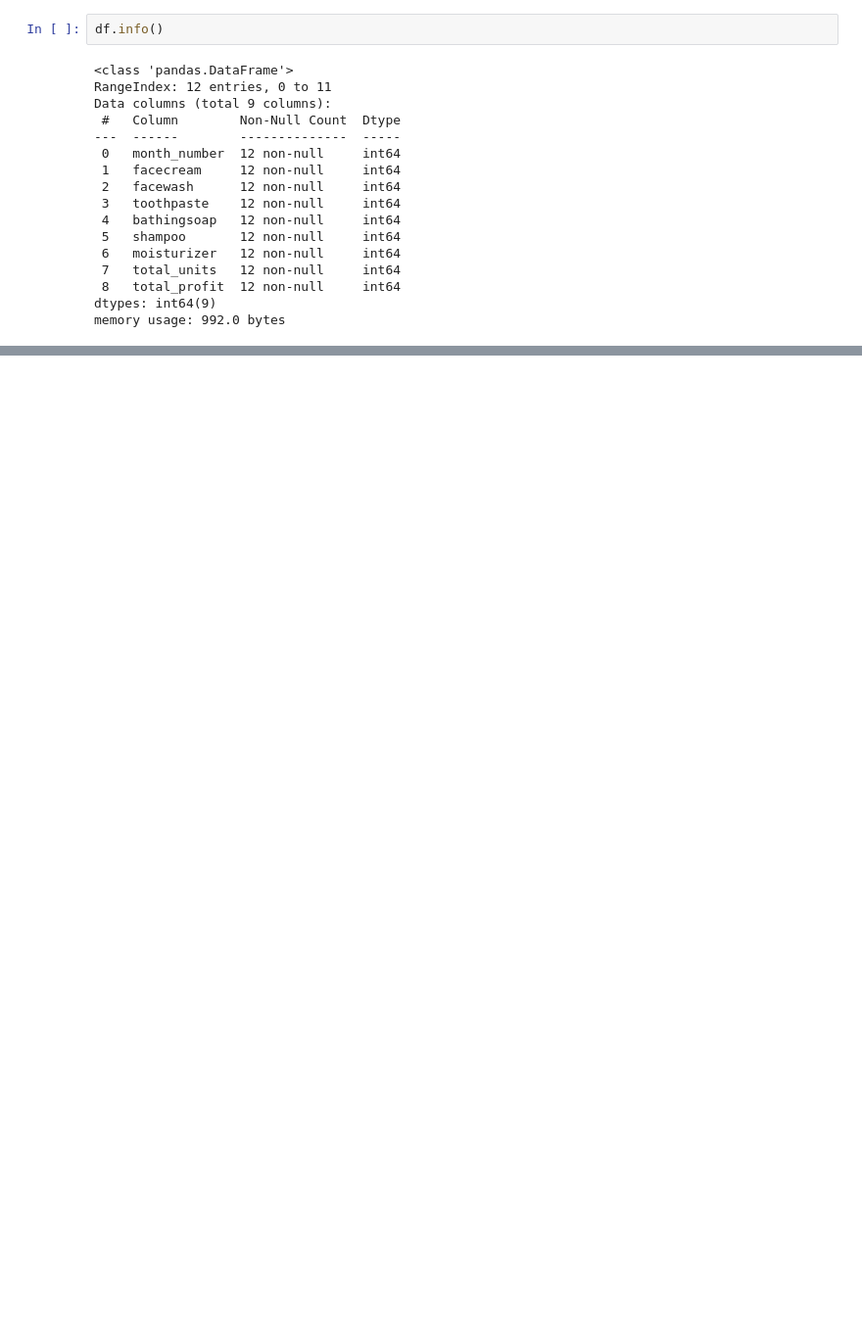
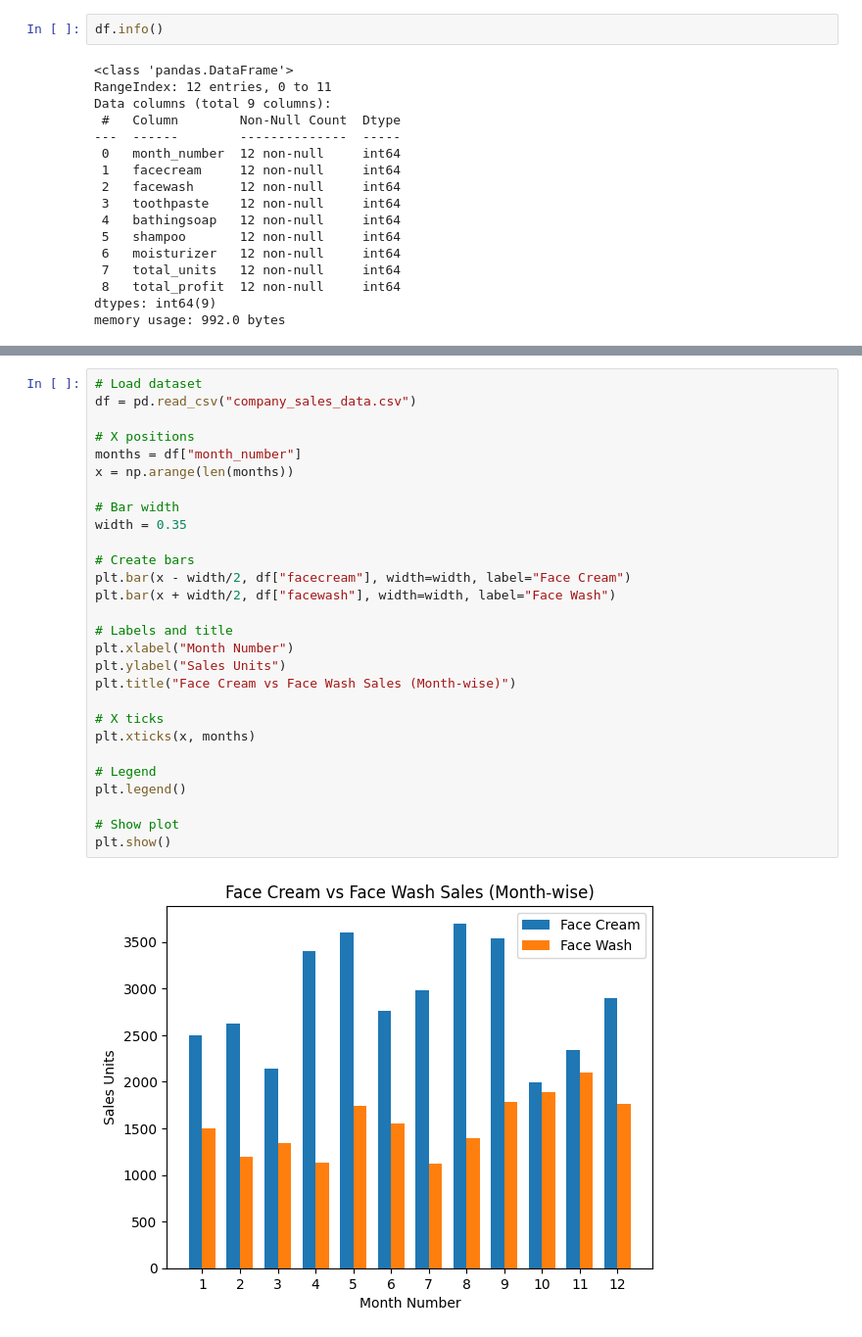
Before and after one commit to almacode1703/datascience-module, a Jupyter notebook: Lesson3/assignment.ipynb, the cells around one changed output, grey strips where cells are left out. Shown at 98% size. Saved outputs shown, nothing was run; the diff lists cells and outputs as text; blank space fills up the shorter version.

```diff
--- a/Lesson3/assignment.ipynb
+++ b/Lesson3/assignment.ipynb
@@ -100,0 +129,30 @@ plt.show()
+# %%
+# Load dataset
+df = pd.read_csv("company_sales_data.csv")
+
+# X positions
+months = df["month_number"]
+x = np.arange(len(months))
+
+# Bar width
+width = 0.35
+
+# Create bars
+plt.bar(x - width/2, df["facecream"], width=width, label="Face Cream")
+plt.bar(x + width/2, df["facewash"], width=width, label="Face Wash")
+
+# Labels and title
+plt.xlabel("Month Number")
+plt.ylabel("Sales Units")
+plt.title("Face Cream vs Face Wash Sales (Month-wise)")
+
+# X ticks
+plt.xticks(x, months)
+
+# Legend
+plt.legend()
+
+# Show plot
+plt.show()
+# %% [output]
+[figure, added]
```
Also changed, not shown: parts of 2 cells of this notebook.
